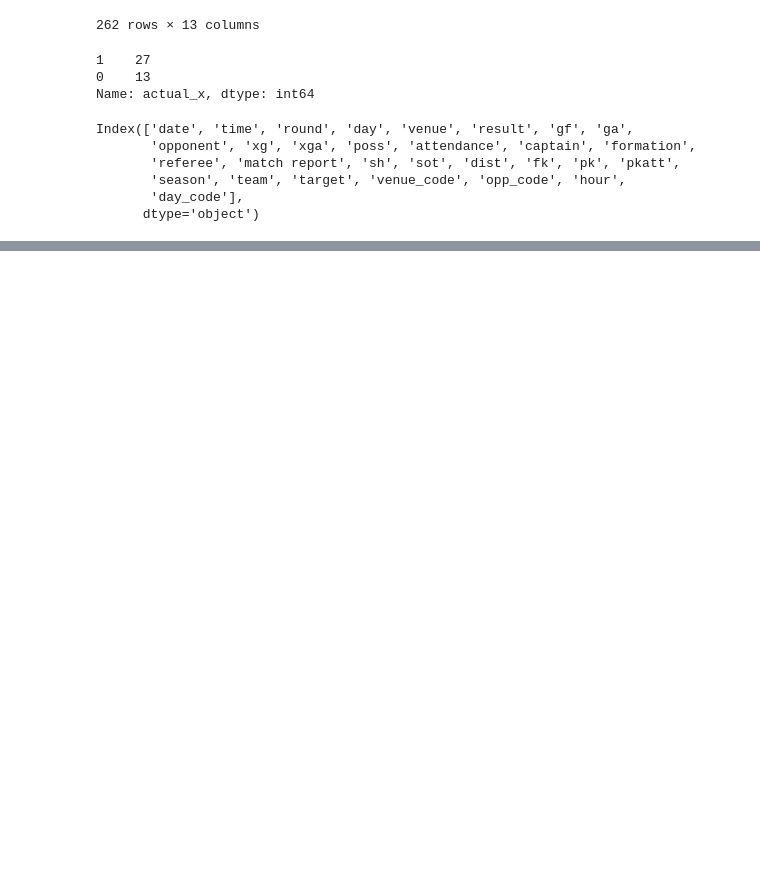
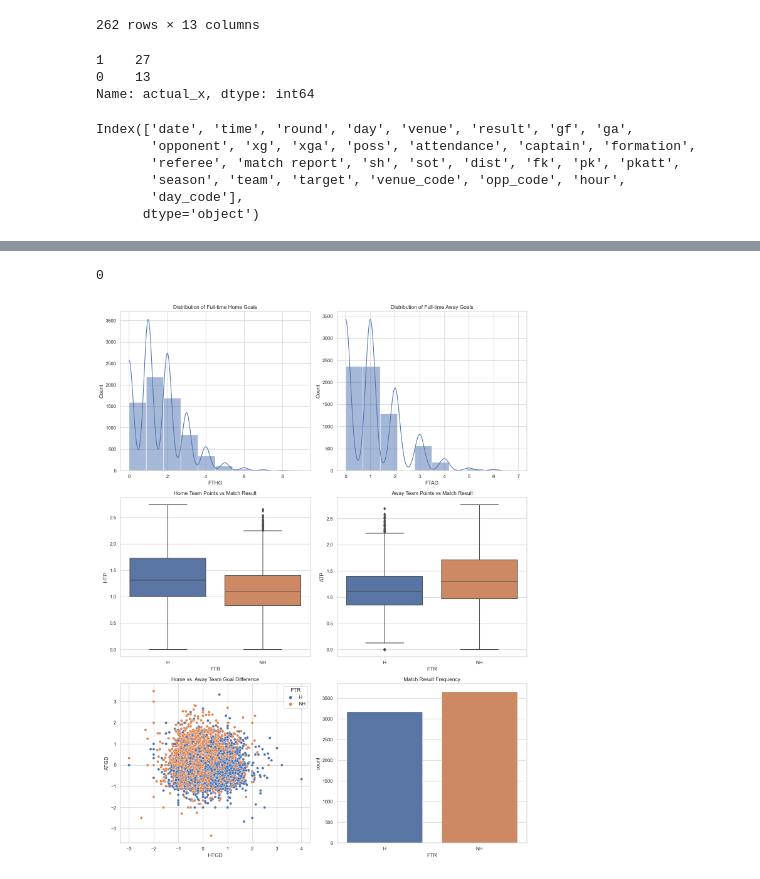
Before and after one commit to robbiedibari/CAP4610Final, a Jupyter notebook: prediction.ipynb, the cells around one changed output, grey strips where cells are left out. Drawn from its saved outputs; the diff is of its cells as text; code cells hidden in the pictures; blank space fills up the shorter version.

```diff
--- a/prediction.ipynb
+++ b/prediction.ipynb
@@ -376,4 +394,5 @@ Index(['date', 'time', 'round', 'day', 'venue', 'result', 'gf', 'ga',
        'day_code'],
       dtype='object')
 # %%
-# Machine learning for non linear tendency
+# Importing a richer data set with 22 season 2000-2022
+new_data_set = pd.read_csv("final_dataset.csv")
@@ -379,0 +449,36 @@ Index(['date', 'time', 'round', 'day', 'venue', 'result', 'gf', 'ga',
+# %%
+# Check for duplicates
+new_data_set.duplicated().sum()
+# %% [output]
+0
+# %%
+# Dro rows with missing values
+new_data_set = new_data_set.dropna()
+# %%
+# Setting up visualization parameters:
+sns.set(style="whitegrid")
+# Prepare a figure for multiple plots:
+fig, axes = plt.subplots(nrows=3, ncols=2, figsize=(14, 18))
+# Plotting distributions and relationships
+sns.histplot(data=new_data_set, x='FTHG', bins=10, kde=True, ax=axes[0, 0])
+axes[0, 0].set_title('Distribution of Full-time Home Goals')
+
+sns.histplot(data=new_data_set, x='FTAG', bins=10, kde=True, ax=axes[0, 1])
+axes[0, 1].set_title('Distribution of Full-time Away Goals')
+
+sns.boxplot(x='FTR', y='HTP', data=new_data_set, ax=axes[1, 0])
+axes[1, 0].set_title('Home Team Points vs Match Result')
+
+sns.boxplot(x='FTR', y='ATP', data=new_data_set, ax=axes[1, 1])
+axes[1, 1].set_title('Away Team Points vs Match Result')
+
+sns.scatterplot(x='HTGD', y='ATGD', hue='FTR', data=new_data_set, ax=axes[2, 0])
+axes[2, 0].set_title('Home vs. Away Team Goal Difference')
+
+sns.countplot(x='FTR', data=new_data_set, ax=axes[2, 1])
+axes[2, 1].set_title('Match Result Frequency')
+
+plt.tight_layout()
+plt.show()
+# %% [output]
+[figure, added]
```
Also changed, not shown: parts of 32 cells of this notebook, 4 other files.
